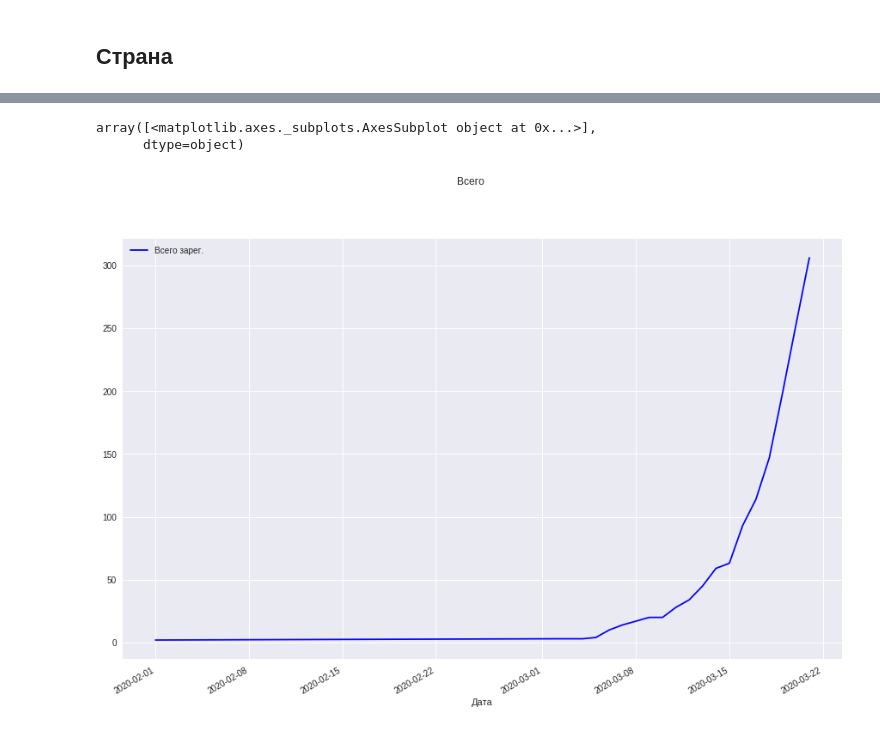
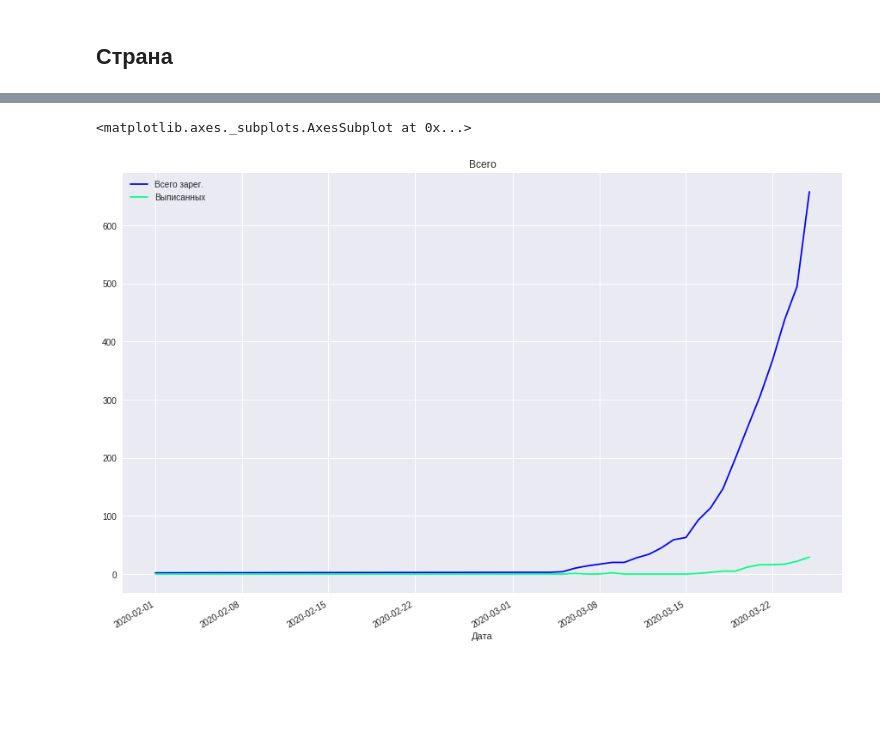
Before and after one commit to smeyashka/corona, a Jupyter notebook: graph.ipynb, the cells around one changed output, grey strips where cells are left out. Drawn from its saved outputs; the diff is of its cells as text; code cells hidden in the pictures; blank space fills up the shorter version.

```diff
--- a/graph.ipynb
+++ b/graph.ipynb
@@ -201,6 +200,5 @@ array([<matplotlib.axes._subplots.AxesSubplot object at 0x...>,
 # %%
-country[['Всего зарег.']].plot(subplots = True, title = "Всего", colormap='winter')
+country[['Всего зарег.', 'Выписанных']].plot(subplots = False, title = "Всего", colormap='winter')
 # %% [output]
-array([<matplotlib.axes._subplots.AxesSubplot object at 0x...>],
-      dtype=object)
+<matplotlib.axes._subplots.AxesSubplot at 0x...>
-[figure, old version]
+[figure, new version]
```
Also changed, not shown: parts of 9 cells of this notebook, 3 other files.
